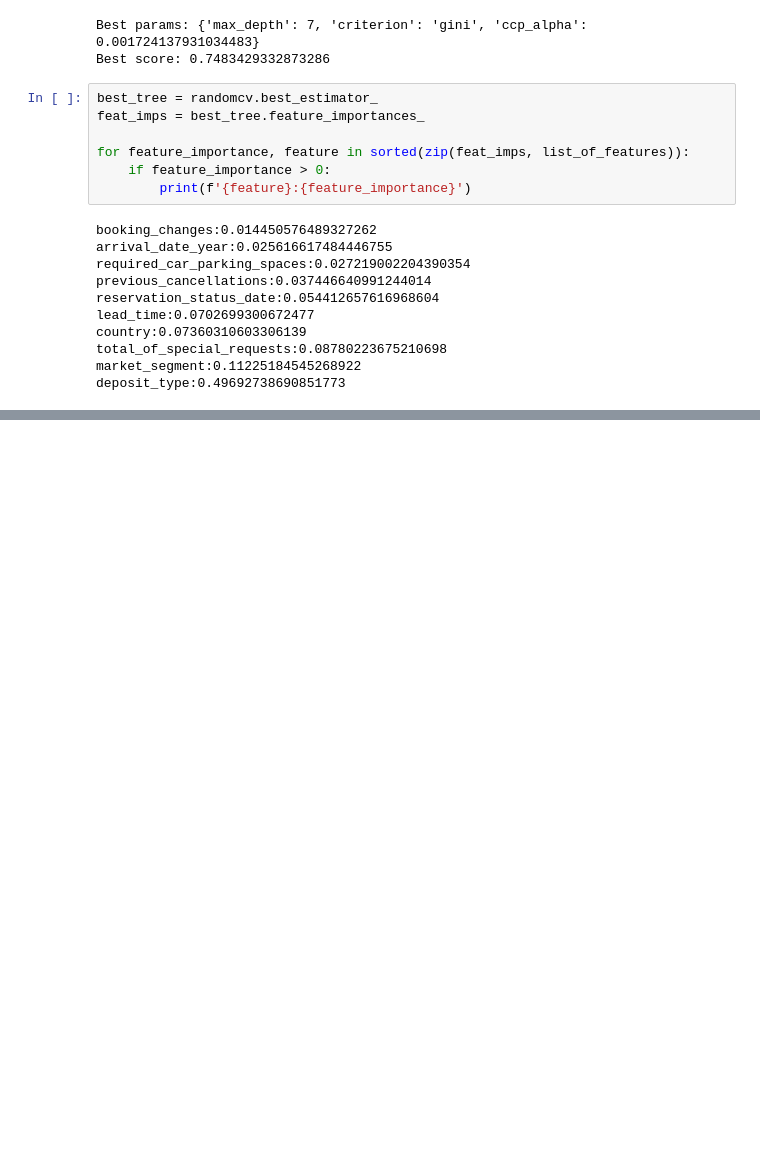
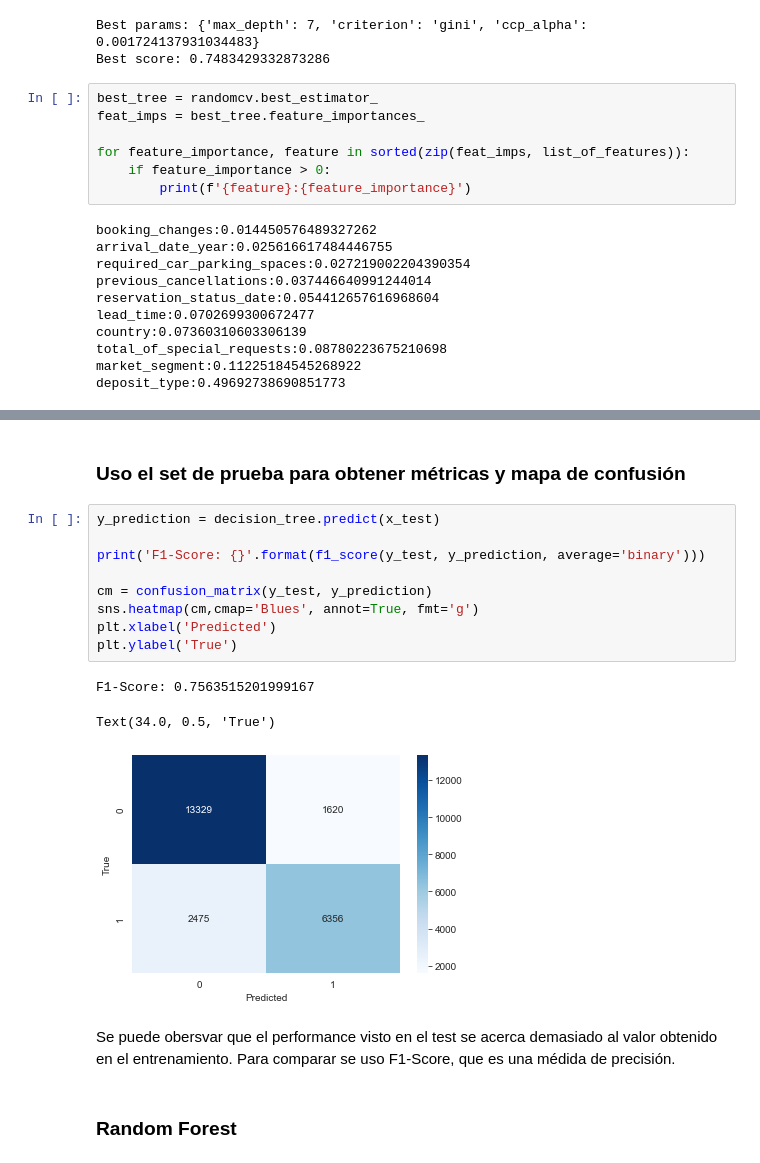
Before and after one commit to gabrielPeraltaM/datos-tp2, a Jupyter notebook: parte2.ipynb, the cells around one changed output, grey strips where cells are left out. Cells and saved outputs as stored; diff of their text form; blank space fills up the shorter version.

```diff
--- a/parte2.ipynb
+++ b/parte2.ipynb
@@ -430,3 +419,22 @@ _ = plot_tree(decision_tree,
                    filled=True)
 # %% [output]
 [figure]
+# %% [markdown]
+### Uso el set de prueba para obtener métricas y mapa de confusión
+# %%
+y_prediction = decision_tree.predict(x_test)
+
+print('F1-Score: {}'.format(f1_score(y_test, y_prediction, average='binary')))
+
+cm = confusion_matrix(y_test, y_prediction)
+sns.heatmap(cm,cmap='Blues', annot=True, fmt='g')
+plt.xlabel('Predicted')
+plt.ylabel('True')
+# %% [output]
+F1-Score: 0.7563515201999167
+Text(34.0, 0.5, 'True')
+[figure, added]
+# %% [markdown]
+Se puede obersvar que el performance visto en el test se acerca demasiado al valor obtenido en el entrenamiento. Para comparar se uso F1-Score, que es una médida de precisión.
+# %% [markdown]
+### Random Forest
```
Also changed, not shown: parts of 10 cells of this notebook.
